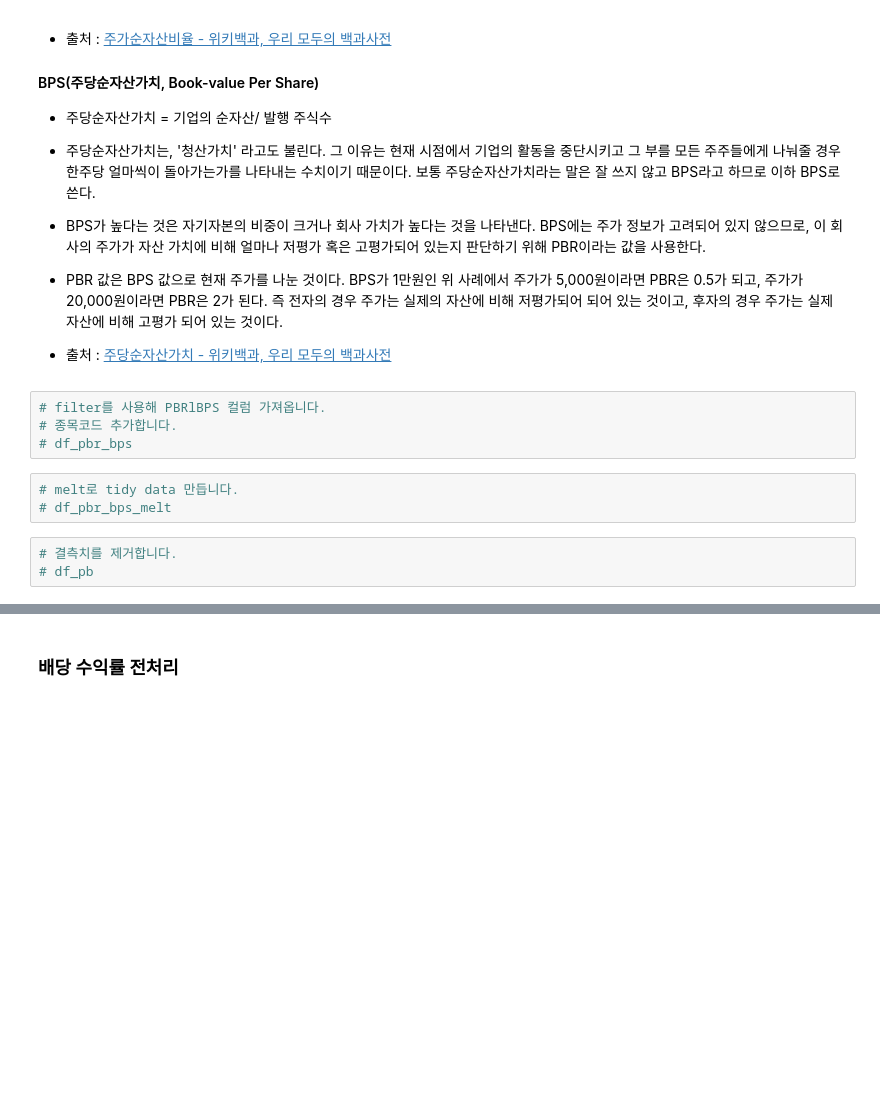
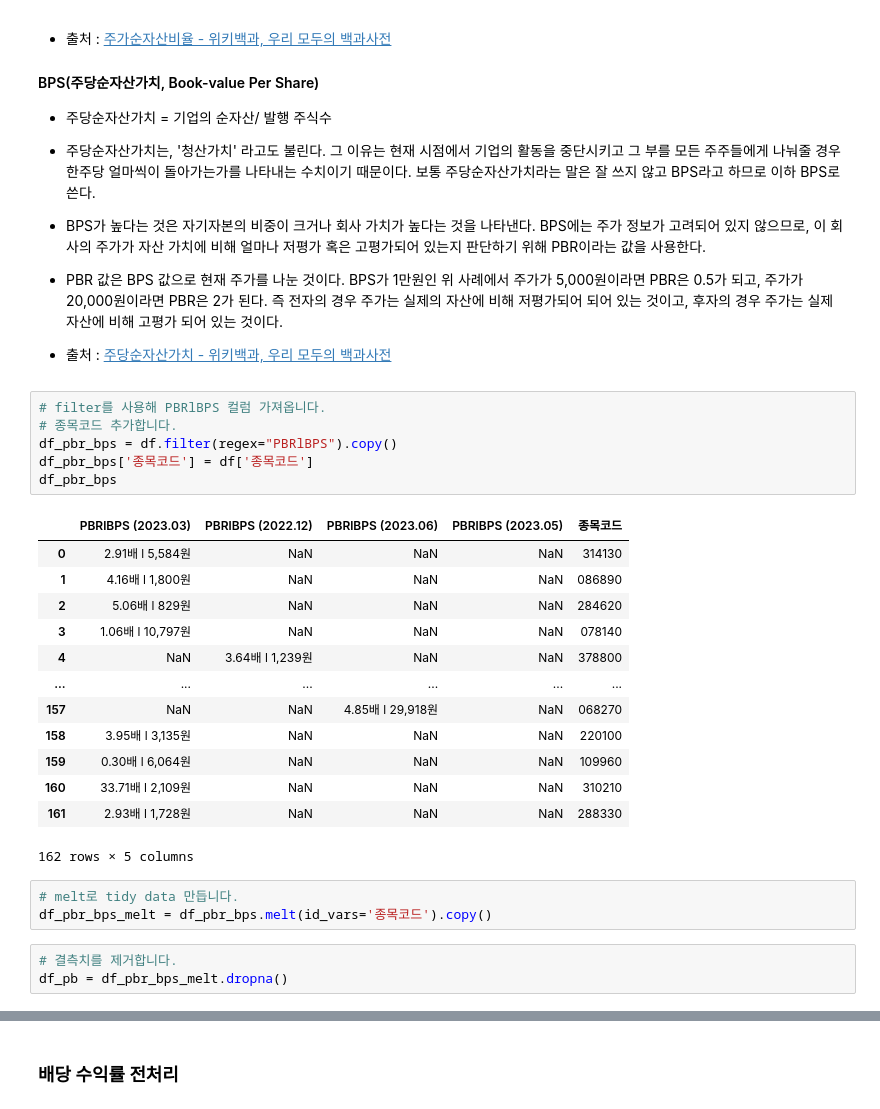
Before and after one commit to jamjamzo/finance-data-analysis, a Jupyter notebook: 5.2 업종 테마 데이터 전처리-input.ipynb, the cells around one changed output, grey strips where cells are left out. Drawn from its saved outputs; the diff is of its cells as text; blank space fills up the shorter version.

```diff
--- a/5.2 업종 테마 데이터 전처리-input.ipynb
+++ b/5.2 업종 테마 데이터 전처리-input.ipynb
@@ -634,12 +647,28 @@ array([1], dtype=int64)
 # %%
 # filter를 사용해 PBRlBPS 컬럼 가져옵니다.
 # 종목코드 추가합니다.
-# df_pbr_bps
+df_pbr_bps = df.filter(regex="PBRlBPS").copy()
+df_pbr_bps['종목코드'] = df['종목코드']
+df_pbr_bps
+# %% [output]
+|  | PBRlBPS (2023.03) | PBRlBPS (2022.12) | PBRlBPS (2023.06) | PBRlBPS (2023.05) | 종목코드 |
+| 0 | 2.91배 l 5,584원 | NaN | NaN | NaN | 314130 |
+| 1 | 4.16배 l 1,800원 | NaN | NaN | NaN | 086890 |
+| 2 | 5.06배 l 829원 | NaN | NaN | NaN | 284620 |
+| 3 | 1.06배 l 10,797원 | NaN | NaN | NaN | 078140 |
+| 4 | NaN | 3.64배 l 1,239원 | NaN | NaN | 378800 |
+| ... | ... | ... | ... | ... | ... |
+| 157 | NaN | NaN | 4.85배 l 29,918원 | NaN | 068270 |
+| 158 | 3.95배 l 3,135원 | NaN | NaN | NaN | 220100 |
+| 159 | 0.30배 l 6,064원 | NaN | NaN | NaN | 109960 |
+| 160 | 33.71배 l 2,109원 | NaN | NaN | NaN | 310210 |
+| 161 | 2.93배 l 1,728원 | NaN | NaN | NaN | 288330 |
+162 rows × 5 columns
 # %%
 # melt로 tidy data 만듭니다.
-# df_pbr_bps_melt
+df_pbr_bps_melt = df_pbr_bps.melt(id_vars='종목코드').copy()
 # %%
 # 결측치를 제거합니다.
-# df_pb
+df_pb = df_pbr_bps_melt.dropna()
 # %%
 # variable 컬럼명을 "PBRlBPS"로 변경합니다.
```
Also changed, not shown: parts of 9 cells of this notebook.
